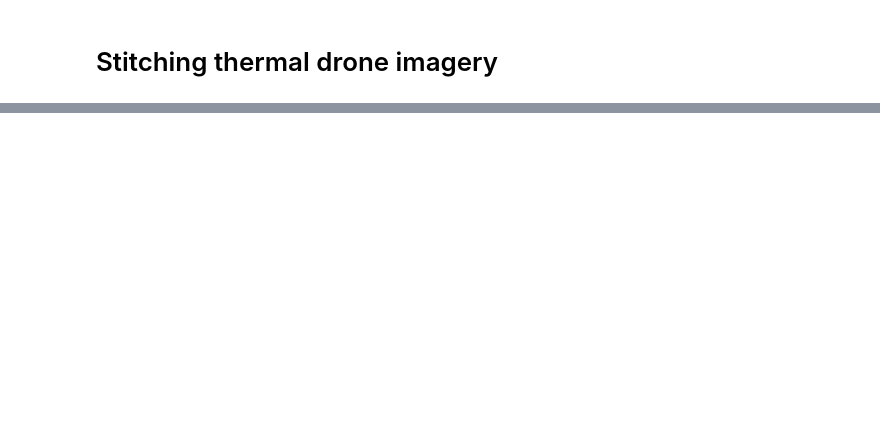
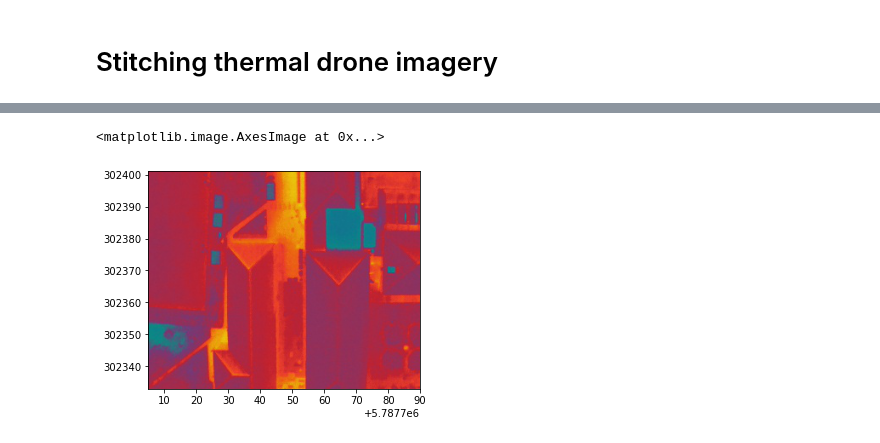
Before and after one commit to luke-scot/s4-thermal, a Jupyter notebook: drone-thermal-addition.ipynb, the cells around one changed output, grey strips where cells are left out. Drawn from its saved outputs; the diff is of its cells as text; code cells hidden in the pictures; blank space fills up the shorter version.

```diff
--- a/drone-thermal-addition.ipynb
+++ b/drone-thermal-addition.ipynb
@@ -56,0 +121,12 @@ merged['x'], merged['y'] = myProj(merged['longitude'].values, merged['latitude']
+# %%
+row2 = merged.iloc[10]
+impImg2 = ro.open(row2.imgPath)
+img2 = impImg2.read()[:,yq:3*yq,xq:3*xq]
+imgst2 = np.dstack((img2[0],img2[1],img2[2]))/255
+total2 = np.concatenate((xmcr+row2.xc, ymcr+row2.yc,imgst2[:,:,0].reshape(-1,1),imgst2[:,:,1].reshape(-1,1),imgst2[:,:,2].reshape(-1,1)),axis=-1)
+extent2 = (np.ceil(min(total2[:,0])), np.floor(max(total2[:,0])),np.ceil(min(total2[:,1])),np.floor(max(total2[:,1])))# minx, maxx, miny, maxy = min(total[:,0]), max(total[:,0]), min(total[:,1]), max(total[:,1])
+rs2 = np.dstack((total2[:,2].reshape(2*yq,2*xq),total2[:,3].reshape(2*yq,2*xq),total2[:,4].reshape(2*yq,2*xq)))
+plt.imshow(rs2,extent=extent2)
+# %% [output]
+<matplotlib.image.AxesImage at 0x...>
+[figure, added]
```
Also changed, not shown: parts of 14 cells of this notebook, 2 other files.
